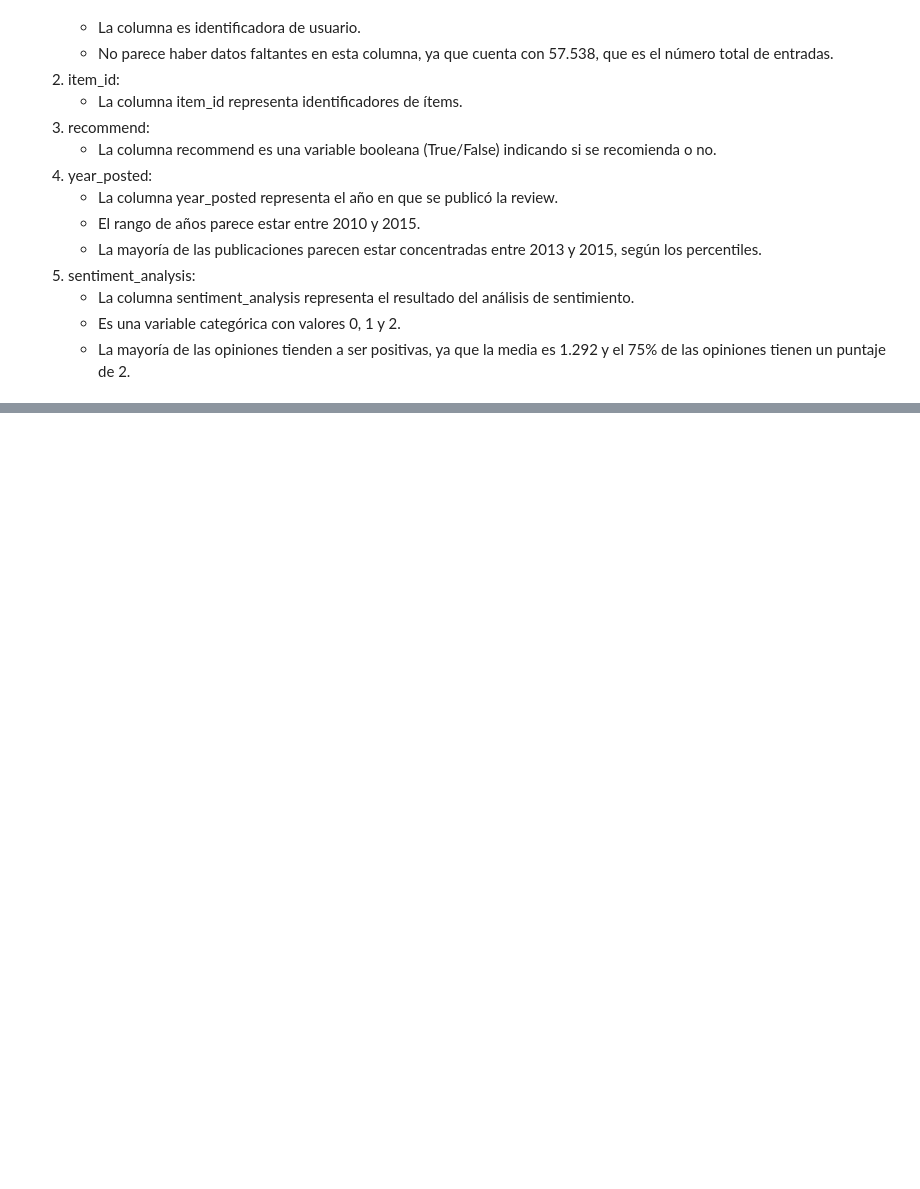
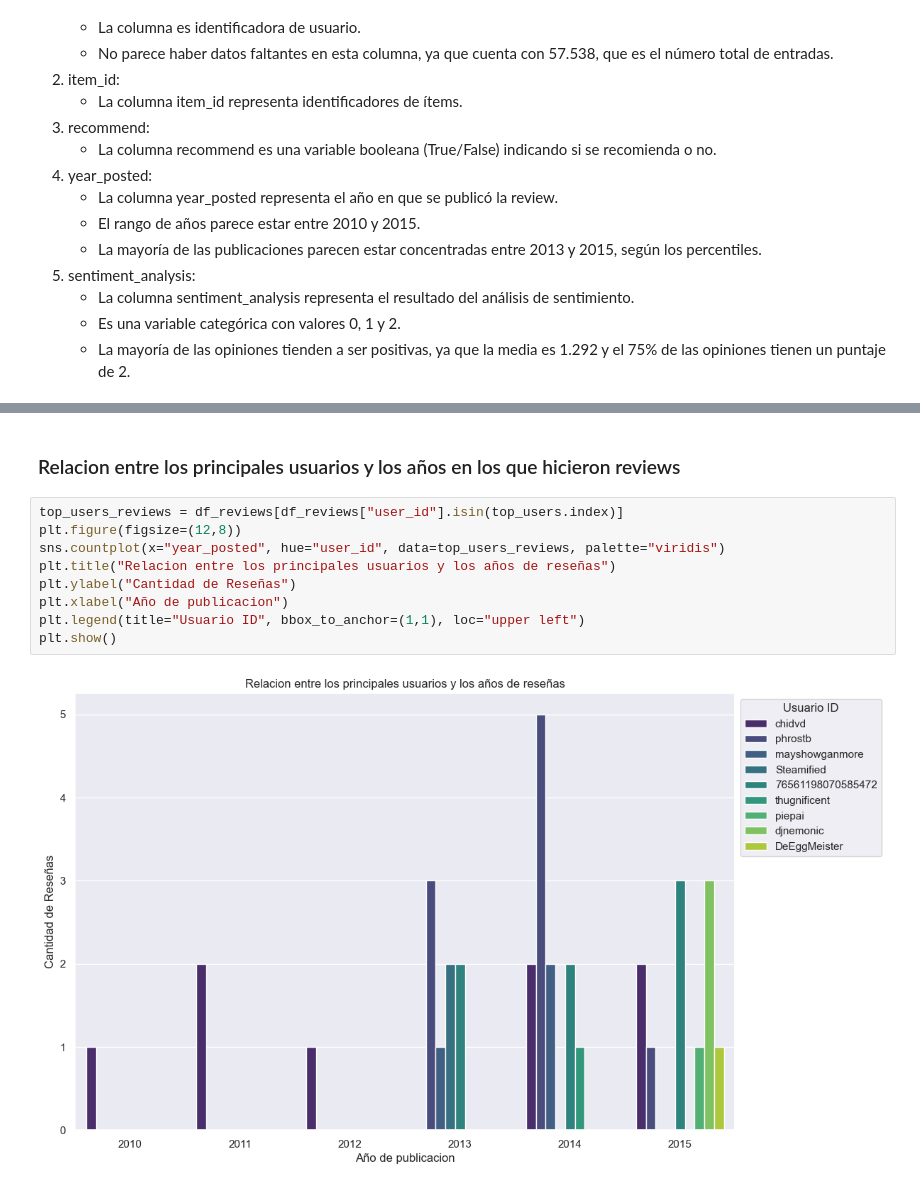
Before and after one commit to ASGuzman/PI_MLOps_Steam, a Jupyter notebook: 05_EDA.ipynb, the cells around one changed output, grey strips where cells are left out. Saved outputs shown, nothing was run; the diff lists cells and outputs as text; blank space fills up the shorter version.

```diff
--- a/05_EDA.ipynb
+++ b/05_EDA.ipynb
@@ -548,0 +666,13 @@ df_reviews.describe()
+# %% [markdown]
+### Relacion entre los principales usuarios y los años en los que hicieron reviews
+# %%
+top_users_reviews = df_reviews[df_reviews["user_id"].isin(top_users.index)]
+plt.figure(figsize=(12,8))
+sns.countplot(x="year_posted", hue="user_id", data=top_users_reviews, palette="viridis")
+plt.title("Relacion entre los principales usuarios y los años de reseñas")
+plt.ylabel("Cantidad de Reseñas")
+plt.xlabel("Año de publicacion")
+plt.legend(title="Usuario ID", bbox_to_anchor=(1,1), loc="upper left")
+plt.show()
+# %% [output]
+[figure, added]
```
Also changed, not shown: parts of 24 cells of this notebook.
